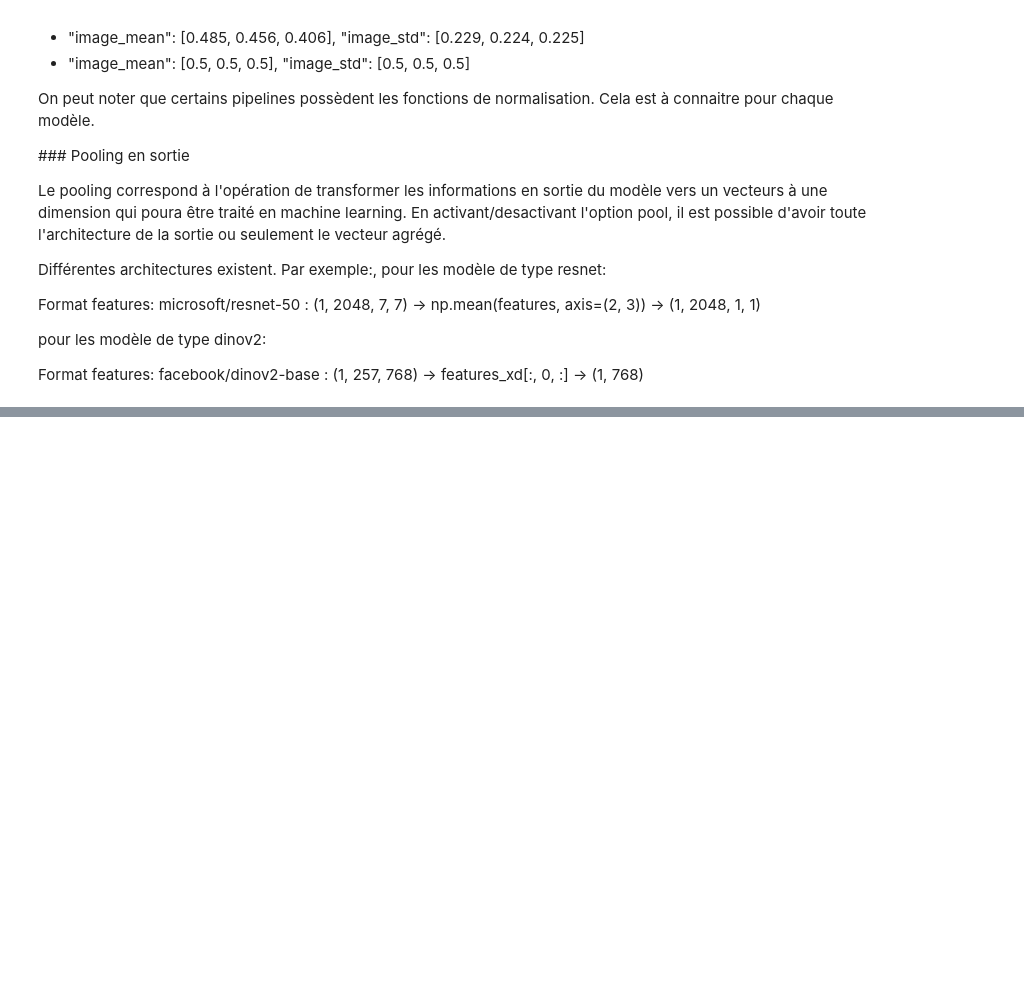
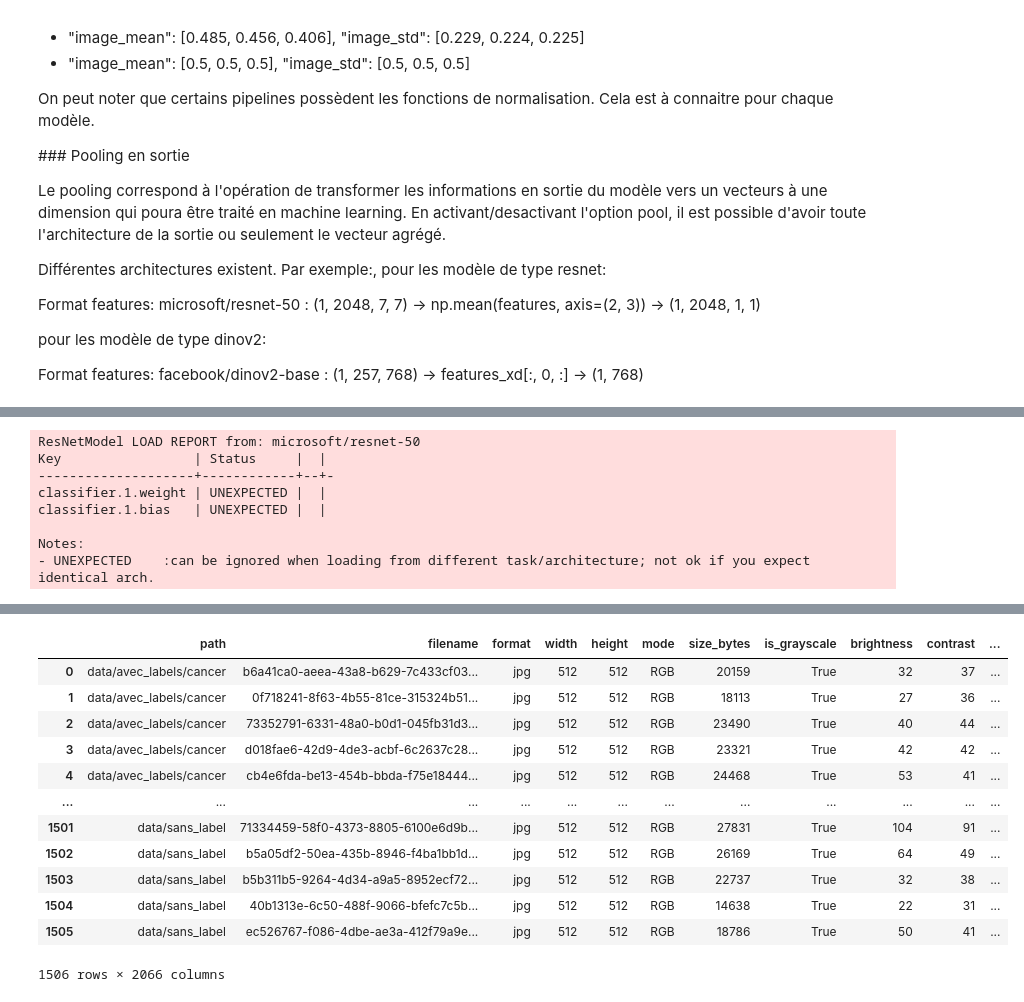
Before and after one commit to joannes59/openclassrooms_projet07, a Jupyter notebook: notebook/Approches semi-supervisées en traitement d'images - features.ipynb, the cells around one changed output, grey strips where cells are left out. Cells and saved outputs as stored; diff of their text form; code cells hidden in the pictures; blank space fills up the shorter version.

```diff
--- a/notebook/approches semi-supervisées en traitement d'images - features.ipynb
+++ b/notebook/Approches semi-supervisées en traitement d'images - features.ipynb
@@ -229,0 +69,65 @@ Format features: facebook/hiera-tiny-224-hf : (1, 768)
+# %%
+from transformers import AutoImageProcessor, AutoModel
+import torch
+from PIL import Image
+import numpy as np
+import pandas as pd
+import os
+
+model_name = "microsoft/resnet-50"
+
+processor = AutoImageProcessor.from_pretrained(model_name)
+model = AutoModel.from_pretrained(model_name)
+model.eval()
+
+model_config = model.config
+
+print("Configuration du modèle:\n")
+print(f"Nom du modèle: {model_config.name_or_path}")
+print(f"Type de modèle: {model_config.model_type}")
+print("Configuration du preprocesseur:\n")
+print("Taille des images en entrée:", processor.size)
+print("Auto redimenssionnement:", processor.do_resize)
+
+print("Normalisation: moyenne des couleurs", processor.image_mean)
+print("Normalisation: écart type", processor.image_std)
+print("Auto normalisation:", processor.do_normalize)
+
+
+
+
+def images_features(image_path, processor, model):
+    """ return feature of the image """
+    image = Image.open(image_path)
+    inputs = processor(images=image, return_tensors="pt")
+
+    with torch.no_grad():
+        outputs = model(**inputs)
+        pooled_features = outputs.last_hidden_state.mean(dim=(2,3)).detach().cpu().numpy()
+        return pooled_features[0]
+    return []
+
+
+
+result = images_features(image_test, processor, model)
+print("\nResultat avec une image de test, nb features", result.shape[0], result)
+
+
+# Load the dataframe with image list and basic informations
+# Adapte the data path with your configuration
+data_path = "../data"
+df_images_filepath = os.path.join(data_path, "images.parquet")
+df_images = pd.read_parquet(df_images_filepath)
+
+# Add feature column
+feature_column = [f"f_{i}" for i in range(len(result))]
+df_images[feature_column] = 0.0
+# %% [output]
+ResNetModel LOAD REPORT from: microsoft/resnet-50
+Key                 | Status     |  |
+--------------------+------------+--+-
+classifier.1.weight | UNEXPECTED |  |
+classifier.1.bias   | UNEXPECTED |  |
+
+Notes:
+- UNEXPECTED    :can be ignored when loading from different task/architecture; not ok if you expect identical arch.
@@ -229,0 +147,13 @@ Format features: facebook/hiera-tiny-224-hf : (1, 768)
+|  | path | filename | format | width | height | mode | size_bytes | is_grayscale | brightness | contrast | ... |
+| 0 | data/avec_labels/cancer | b6a41ca0-aeea-43a8-b629-7c433cf03... | jpg | 512 | 512 | RGB | 20159 | True | 32 | 37 | ... |
+| 1 | data/avec_labels/cancer | 0f718241-8f63-4b55-81ce-315324b51... | jpg | 512 | 512 | RGB | 18113 | True | 27 | 36 | ... |
+| 2 | data/avec_labels/cancer | 73352791-6331-48a0-b0d1-045fb31d3... | jpg | 512 | 512 | RGB | 23490 | True | 40 | 44 | ... |
+| 3 | data/avec_labels/cancer | d018fae6-42d9-4de3-acbf-6c2637c28... | jpg | 512 | 512 | RGB | 23321 | True | 42 | 42 | ... |
+| 4 | data/avec_labels/cancer | cb4e6fda-be13-454b-bbda-f75e18444... | jpg | 512 | 512 | RGB | 24468 | True | 53 | 41 | ... |
+| ... | ... | ... | ... | ... | ... | ... | ... | ... | ... | ... | ... |
+| 1501 | data/sans_label | 71334459-58f0-4373-8805-6100e6d9b... | jpg | 512 | 512 | RGB | 27831 | True | 104 | 91 | ... |
+| 1502 | data/sans_label | b5a05df2-50ea-435b-8946-f4ba1bb1d... | jpg | 512 | 512 | RGB | 26169 | True | 64 | 49 | ... |
+| 1503 | data/sans_label | b5b311b5-9264-4d34-a9a5-8952ecf72... | jpg | 512 | 512 | RGB | 22737 | True | 32 | 38 | ... |
+| 1504 | data/sans_label | 40b1313e-6c50-488f-9066-bfefc7c5b... | jpg | 512 | 512 | RGB | 14638 | True | 22 | 31 | ... |
+| 1505 | data/sans_label | ec526767-f086-4dbe-ae3a-412f79a9e... | jpg | 512 | 512 | RGB | 18786 | True | 50 | 41 | ... |
+1506 rows × 2066 columns
```
Also changed, not shown: parts of 4 cells of this notebook, 3 other files.
